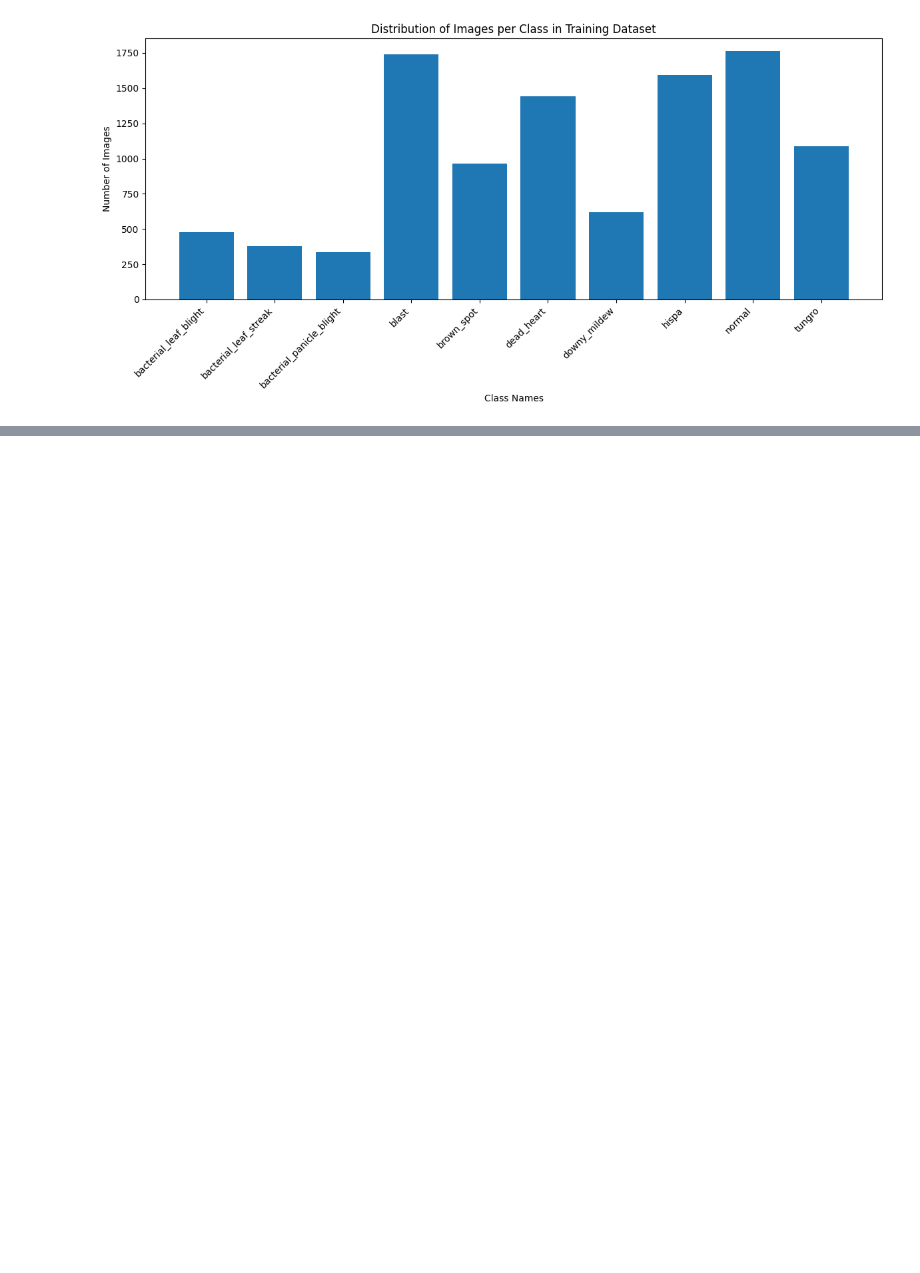
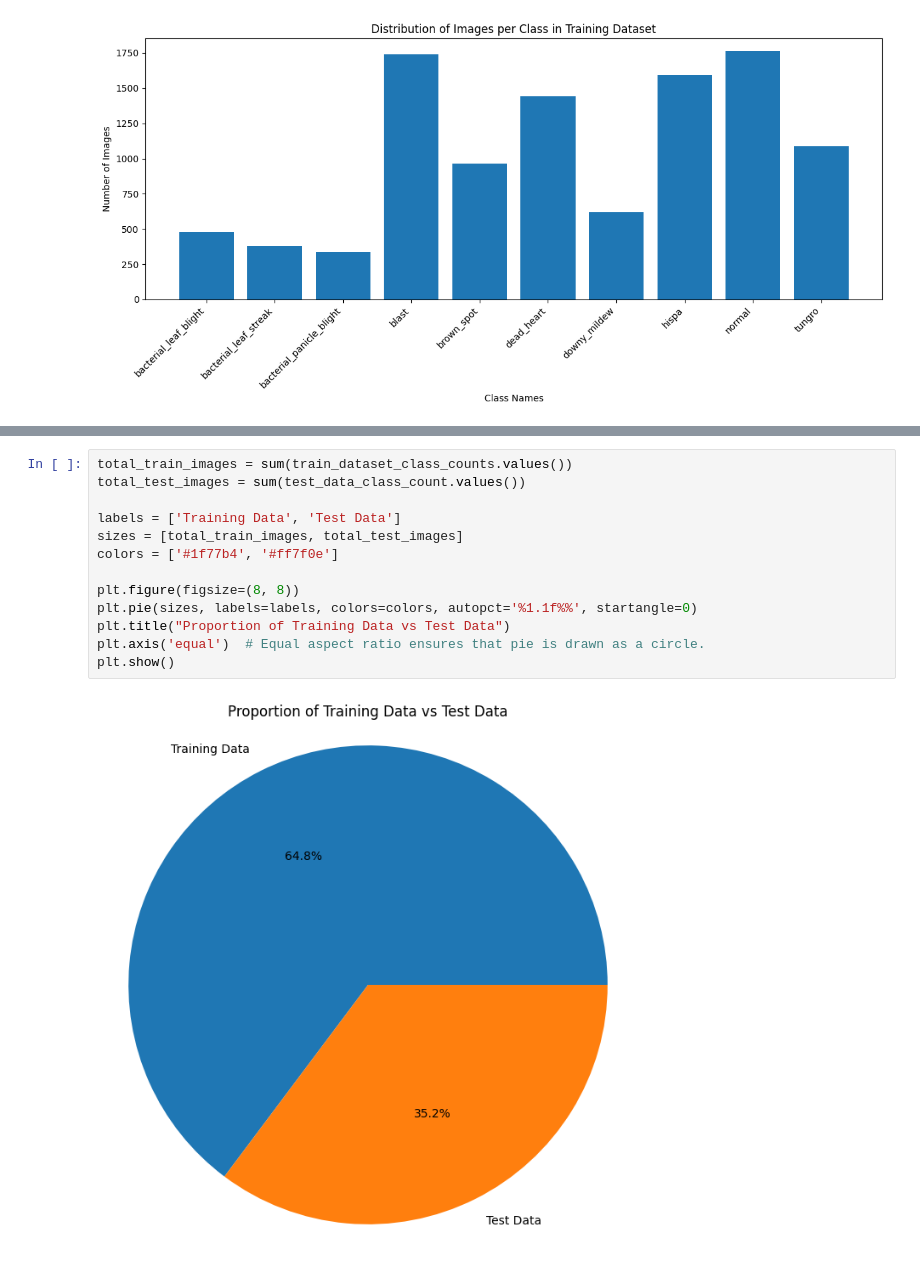
Before and after one commit to Nuwanthapasindu/paddy-disease-prediction-ai-model, a Jupyter notebook: model.ipynb, the cells around one changed output, grey strips where cells are left out. Cells and saved outputs as stored; diff of their text form; blank space fills up the shorter version.

Commit message:
Proportion of Training Data vs Test Data

```diff
--- a/model.ipynb
+++ b/model.ipynb
@@ -134,4 +134,19 @@ plt.title(f"Distribution of Images per Class in Test Dataset - {}")
 plt.show()
 # %% [output]
 [figure]
+# %%
+total_train_images = sum(train_dataset_class_counts.values())
+total_test_images = sum(test_data_class_count.values())
+
+labels = ['Training Data', 'Test Data']
+sizes = [total_train_images, total_test_images]
+colors = ['#1f77b4', '#ff7f0e']
+
+plt.figure(figsize=(8, 8))
+plt.pie(sizes, labels=labels, colors=colors, autopct='%1.1f%%', startangle=0)
+plt.title("Proportion of Training Data vs Test Data")
+plt.axis('equal')  # Equal aspect ratio ensures that pie is drawn as a circle.
+plt.show()
+# %% [output]
+[figure, added]
 # %% [markdown]
```
Also changed, not shown: parts of 7 cells of this notebook.
